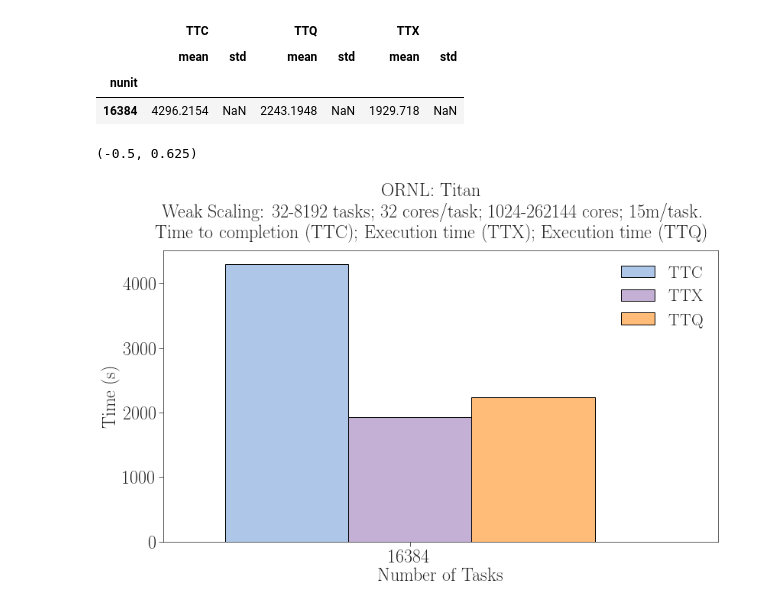
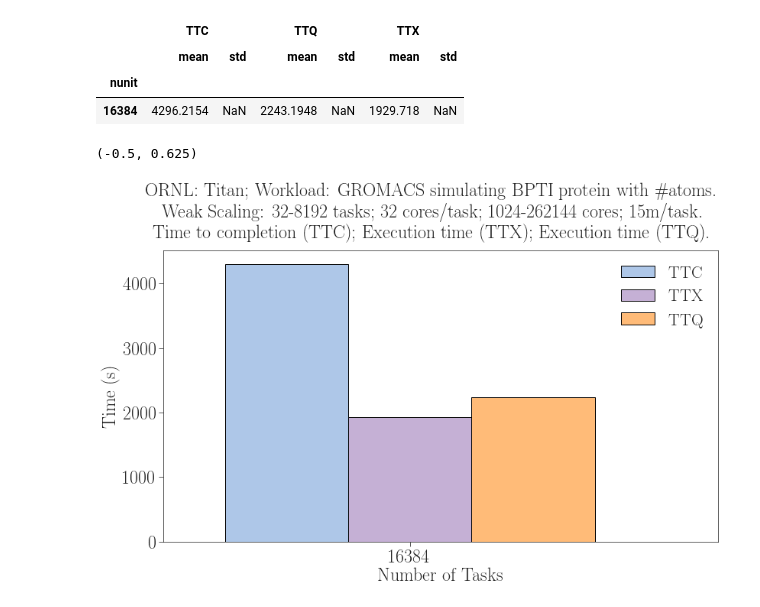
Before and after one commit to radical-experiments/rp.paper, a Jupyter notebook: analysis/rp_paper_ipdps2018.ipynb, the cells around one changed output. Saved outputs shown, nothing was run; the diff lists cells and outputs as text; code cells hidden in the pictures.

```diff
--- a/analysis/rp_paper_ipdps2018.ipynb
+++ b/analysis/rp_paper_ipdps2018.ipynb
@@ -94,8 +94,12 @@ def fig_setup():
 
     return fig, ax
 # %%
-# Load wrangled data saved in .csv files.
-sessions = pd.read_csv('data/sessions.csv', index_col=0)
-pilots = pd.read_csv('data/pilots.csv', index_col=0)
-units = pd.read_csv('data/units.csv', index_col=0)
+# Load wrangled data saved in .csv files for both synapse and gromacs.
+synapse_sessions = pd.read_csv('data/synapse/sessions.csv', index_col=0)
+synapse_pilots = pd.read_csv('data/synapse/pilots.csv', index_col=0)
+synapse_units = pd.read_csv('data/synapse/units.csv', index_col=0)
+
+gromacs_sessions = pd.read_csv('data/sessions.csv', index_col=0)
+gromacs_pilots = pd.read_csv('data/pilots.csv', index_col=0)
+gromacs_units = pd.read_csv('data/units.csv', index_col=0)
 # %%
@@ -129,14 +217,14 @@ Definitions:
 # %%
-wscaling = sessions[sessions.experiment == 'exp0'][
+gromacs_wscaling = gromacs_sessions[gromacs_sessions.experiment == 'exp0'][
     ['nunit','TTC','U_AGENT_EXECUTING','P_LRMS_QUEUING']
         ].groupby(['nunit']).aggregate(
                 {'TTC'  : ['mean','std'],
                  'U_AGENT_EXECUTING': ['mean','std'],
                  'P_LRMS_QUEUING': ['mean','std']})
 
-wscaling.rename_axis({'U_AGENT_EXECUTING':'TTX'}, axis='columns', inplace=True)
-wscaling.rename_axis({'P_LRMS_QUEUING':'TTQ'}, axis='columns', inplace=True)
-wscaling
+gromacs_wscaling.rename_axis({'U_AGENT_EXECUTING':'TTX'}, axis='columns', inplace=True)
+gromacs_wscaling.rename_axis({'P_LRMS_QUEUING':'TTQ'}, axis='columns', inplace=True)
+gromacs_wscaling
 # %% [output]
 |  | TTC |  | TTQ |  | TTX |  |
 |  | mean | std | mean | std | mean | std |
@@ -145,35 +233,34 @@ wscaling
 # %%
 fig = plt.figure(figsize=(13,7))
 ax = fig.add_subplot(111)
 
-title_head = 'ORNL: Titan'
+title_head = 'ORNL: Titan; Workload: GROMACS simulating BPTI protein with \#atoms.'
 title_work = 'Weak Scaling: 32-8192 tasks; 32 cores/task; 1024-262144 cores; 15m/task.'
-title_desc = 'Time to completion (TTC); Execution time (TTX); Execution time (TTQ)'
+title_desc = 'Time to completion (TTC); Execution time (TTX); Execution time (TTQ).'
 title = '%s\n%s\n%s' % (title_head, title_work, title_desc)
 fig.suptitle(title, y=1.05)
 
 # Plot means and std bars
-wscaling['TTC'].reset_index().plot(
+gromacs_wscaling['TTC'].reset_index().plot(
     x='nunit', y='mean', yerr='std',
     position=1.5, width=0.25, color=tableau20[1], ax=ax, rot=0,
     label='TTC', kind='bar')
 
-wscaling['TTX'].reset_index().plot(
+gromacs_wscaling['TTX'].reset_index().plot(
     x='nunit', y='mean', yerr='std',
-    position=0.5, width=0.25, rot=0, color=tableau20[9], ax=ax, rot=0,
+    position=0.5, width=0.25, color=tableau20[9], ax=ax, rot=0,
     label='TTX', kind='bar')
 
-wscaling['TTQ'].reset_index().plot(
+gromacs_wscaling['TTQ'].reset_index().plot(
     x='nunit', y='mean', yerr='std',
-    position=-0.5, width=0.25, rot=0, color=tableau20[3], ax=ax,
-    label='TTQ',
-    kind='bar')
+    position=-0.5, width=0.25, color=tableau20[3], ax=ax, rot=0,
+    label='TTQ', kind='bar')
 
 ax.set_xlabel('Number of Tasks')
 ax.set_ylabel('Time (s)')
 ax.set_xlim(-0.5)
 
 #plt.savefig('figures/weak_scaling.pdf', dpi=600, bbox_inches='tight')
 # %% [output]
 (-0.5, 0.625)
-[figure, old version]
+[figure, new version]
```
Also changed, not shown: parts of 5 cells of this notebook.
